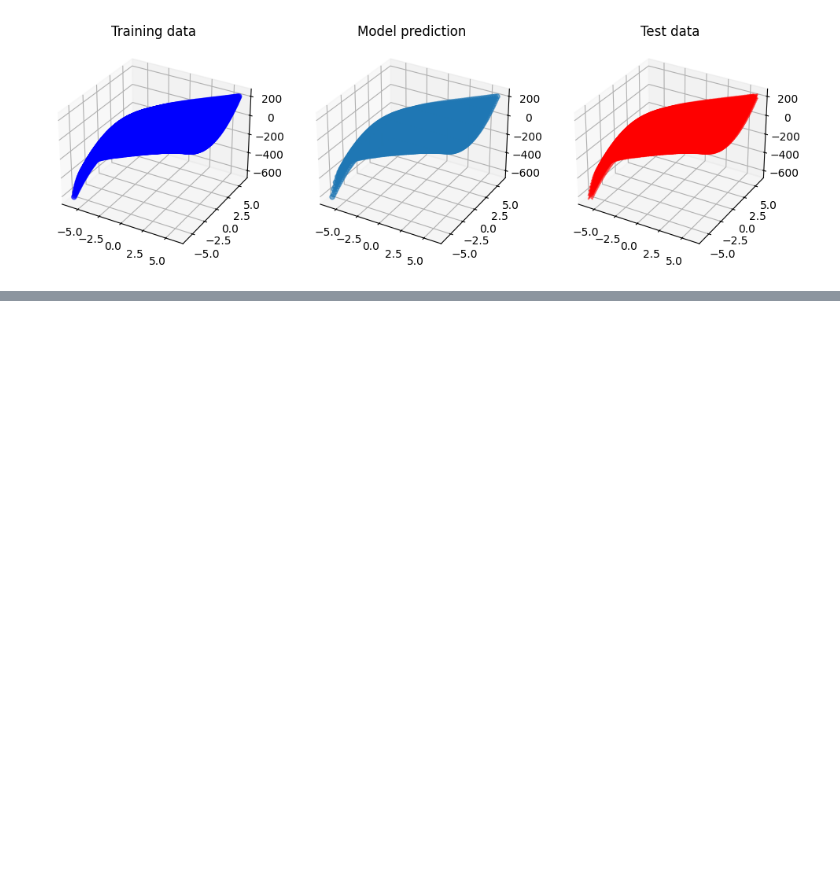
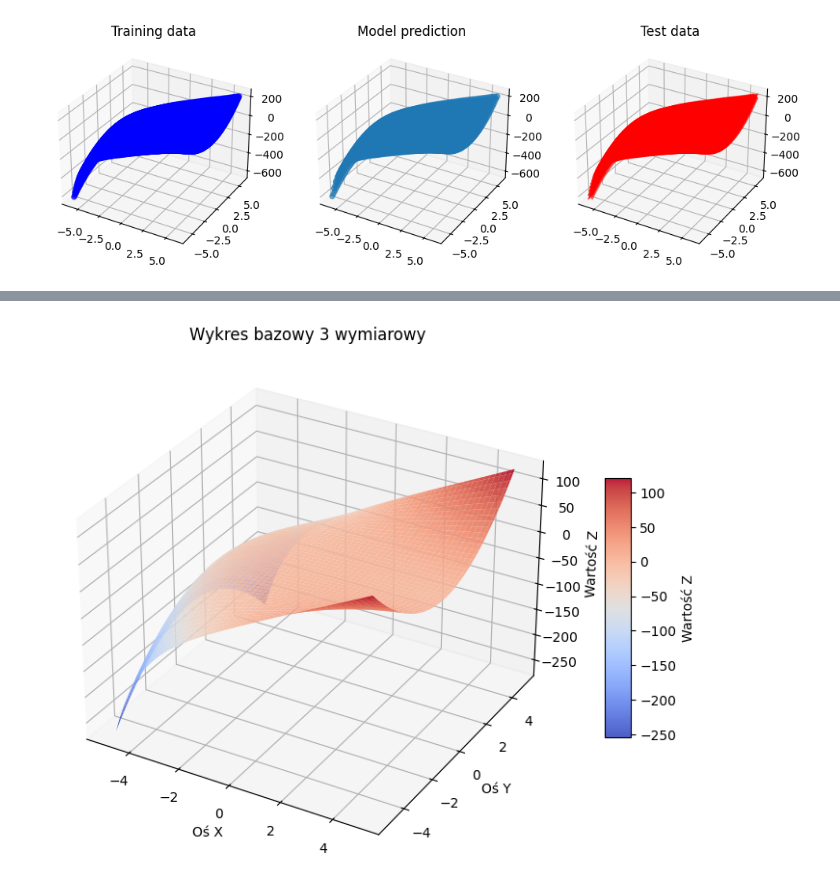
Before and after one commit to maciejczek3324/pyton, a Jupyter notebook: collab2.ipynb, the cells around one changed output, grey strips where cells are left out. Cells and saved outputs as stored; diff of their text form; code cells hidden in the pictures; blank space fills up the shorter version.

```diff
--- a/collab2.ipynb
+++ b/collab2.ipynb
@@ -62,0 +90,18 @@ plt.show()
+# %%
+x_base = np.linspace(-5, 5, 100)
+y_base = np.linspace(-5, 5, 100)
+X_base, Y_base = np.meshgrid(x_base, y_base)
+Z_base = np.sin(X_base) * np.cos(Y_base) + X_base * Y_base**2 - np.exp(-X_base)
+# %%
+fig = plt.figure(figsize=(10, 7))
+ax = fig.add_subplot(111, projection='3d')
+surf = ax.plot_surface(X_base, Y_base, Z_base, cmap='coolwarm', edgecolor='none', alpha=0.9)
+ax.set_title('Wykres bazowy 3 wymiarowy')
+ax.set_xlabel('Oś X')
+ax.set_ylabel('Oś Y')
+ax.set_zlabel('Wartość Z')
+cbar = fig.colorbar(surf, ax=ax, shrink=0.5, aspect=10)
+cbar.set_label('Wartość Z')
+plt.show()
+# %% [output]
+[figure, added]
```
Also changed, not shown: parts of 4 cells of this notebook.
